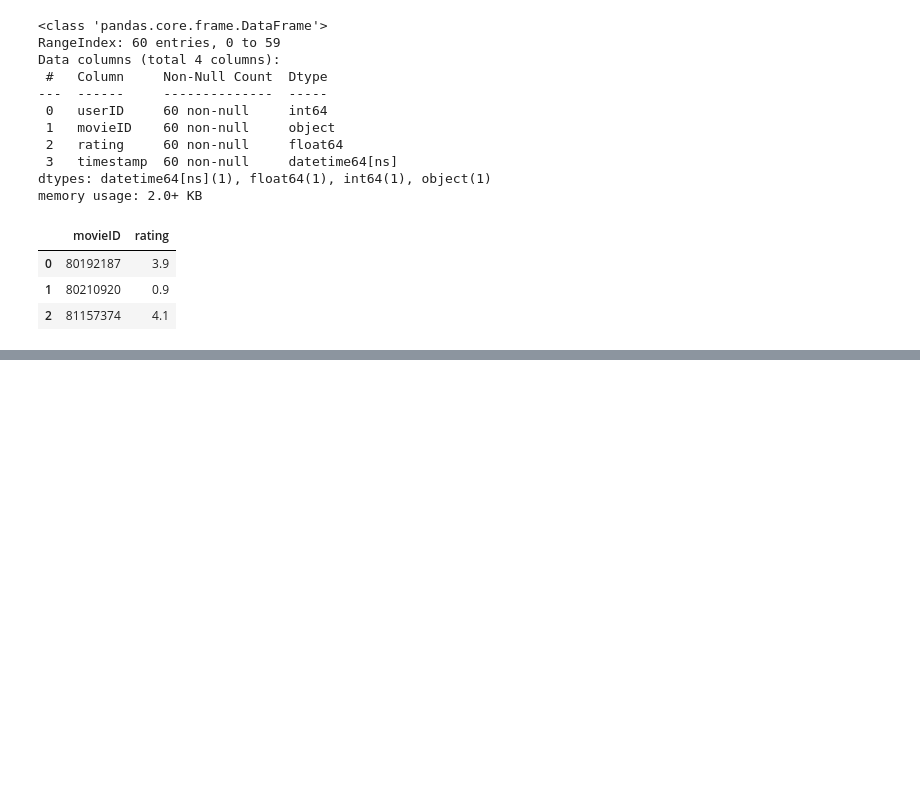
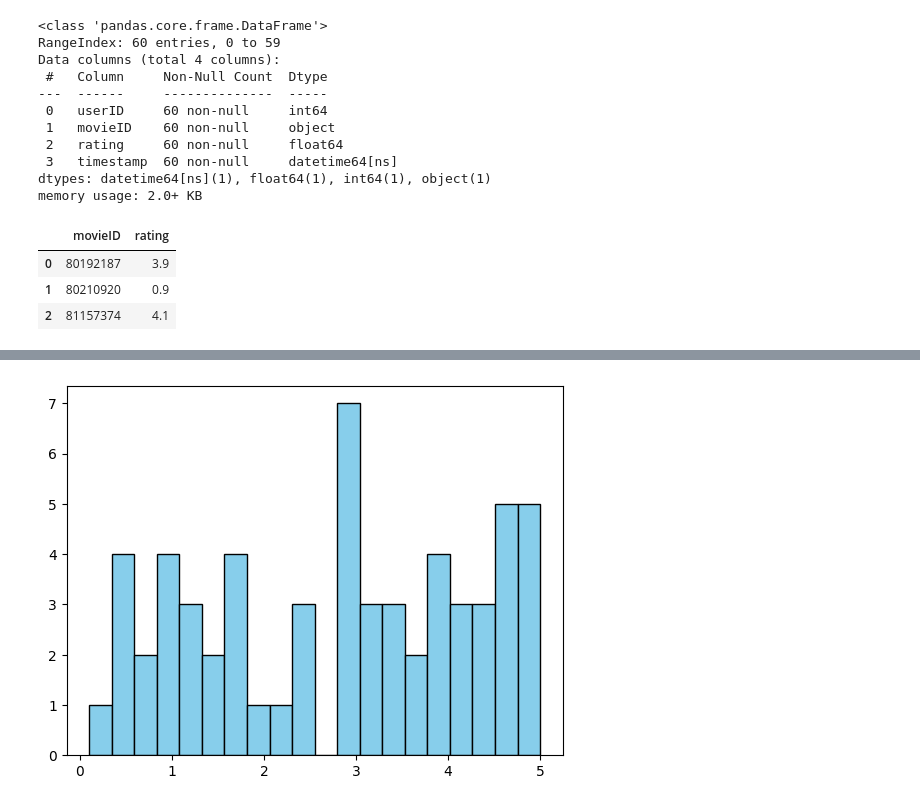
Before and after one commit to blindlp/analisisdedatospyton, a Jupyter notebook: Sesion4/Analisis_de_datos.ipynb, the cells around one changed output, grey strips where cells are left out. Cells and saved outputs as stored; diff of their text form; code cells hidden in the pictures; blank space fills up the shorter version.

```diff
--- a/Sesion4/Analisis_de_datos.ipynb
+++ b/Sesion4/Analisis_de_datos.ipynb
@@ -142,0 +152,5 @@ memory usage: 2.0+ KB
+# %%
+plt.hist(df_fact['rating'], color='skyBlue', edgecolor='black', bins=20)
+plt.show()
+# %% [output]
+[figure, added]
```
Also changed, not shown: parts of 3 cells of this notebook, 2 other files.
